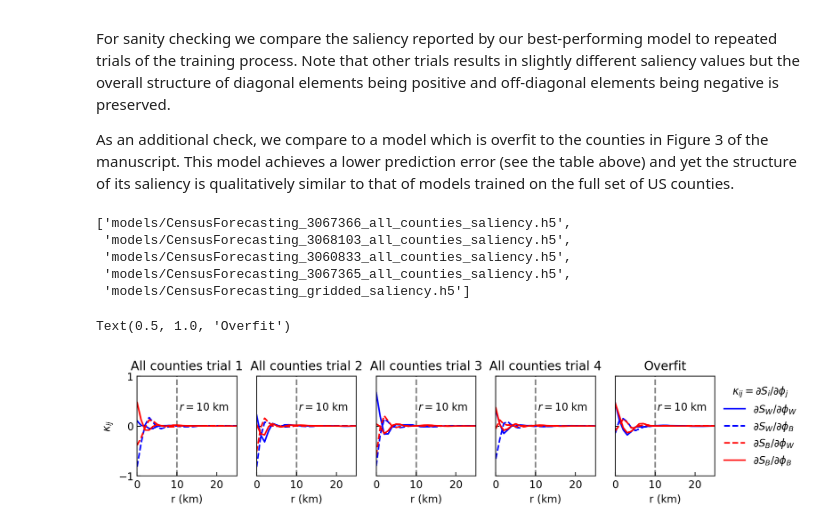
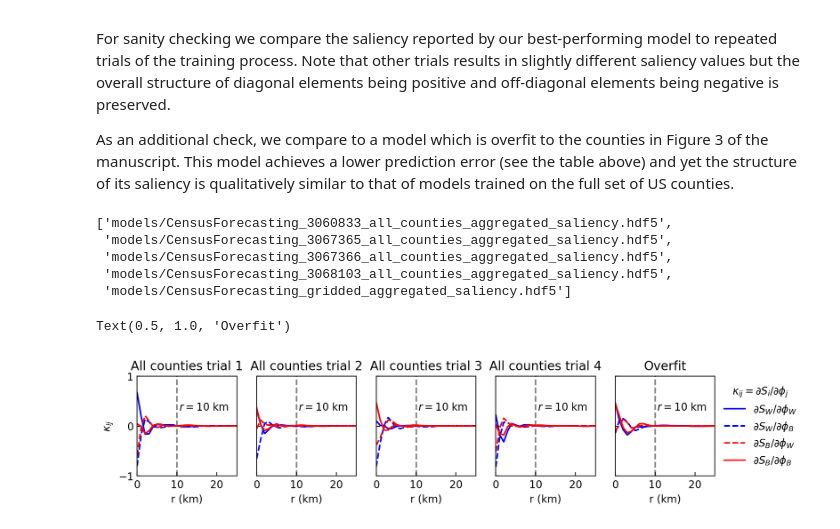
Before and after one commit to jcolen/sociohydro, a Jupyter notebook: census_gridded/CensusSaliency.ipynb, the cells around one changed output. Saved outputs shown, nothing was run; the diff lists cells and outputs as text; code cells hidden in the pictures.

```diff
--- a/census_gridded/CensusSaliency.ipynb
+++ b/census_gridded/CensusSaliency.ipynb
@@ -58,7 +58,7 @@ G_s, X_s, Y_s = [], [], []
 
 model = 'CensusForecasting_3060833_all_counties' # Best performing model trained on all counties
 
-with h5py.File(f'models/{model}_saliency.h5', 'r') as h5f:
+with h5py.File(f'models/{model}_aggregated_saliency.hdf5', 'r') as h5f:
     print(h5f.keys())
     for county in h5f.keys():
         print(county)
@@ -157,7 +157,7 @@ from scipy.interpolate import RectBivariateSpline
 import glob
 from pprint import pprint
 
-models = glob.glob('models/CensusForecasting_*_saliency.h5')
+models = sorted(glob.glob('models/CensusForecasting_*_aggregated_saliency.hdf5'))
 pprint(models)
 
 fig, ax = plt.subplots(1, len(models),
@@ -190,36 +190,36 @@ for mm, model in enumerate(models):
 
     for i in range(4):
         r, gr = get_Gr(G_s, i, x, y)
         ax[mm].plot(r, gr, color=colors[i], linestyle=linestyles[i], label=labels[i])
 
     ax[mm].set_xlabel('r (km)')
     ax[mm].set(
         xlim=[0, 25],
         ylim=[-1, 1],
         xticks=[0, 10, 20],
         yticks=[-1, 0, 1]
     )
     ax[mm].set_aspect(np.ptp(ax[mm].get_xlim()) / np.ptp(ax[mm].get_ylim()))
 
     r0 = 10
     ax[mm].axvline(r0, linestyle='--', zorder=-1, color='grey')
     ax[mm].text(r0+0.5, 0.48, f'$r={r0}$ km', va='top', ha='left',
                 transform=ax[mm].transData)
     ax[mm].tick_params(which='both', direction='in')
 
 ax[-1].legend(framealpha=0, loc='center left', bbox_to_anchor=[1, 0.5], title='$\\kappa_{ij} = \\partial S_i / \\partial \\phi_j$')
 ax[0].set_ylabel('$\\kappa_{ij}$')
 
 ax[0].set_title('All counties trial 1')
 ax[1].set_title('All counties trial 2')
 ax[2].set_title('All counties trial 3')
 ax[3].set_title('All counties trial 4')
 ax[4].set_title('Overfit')
 # %% [output]
-['models/CensusForecasting_3067366_all_counties_saliency.h5',
- 'models/CensusForecasting_3068103_all_counties_saliency.h5',
- 'models/CensusForecasting_3060833_all_counties_saliency.h5',
- 'models/CensusForecasting_3067365_all_counties_saliency.h5',
- 'models/CensusForecasting_gridded_saliency.h5']
+['models/CensusForecasting_3060833_all_counties_aggregated_saliency.hdf5',
+ 'models/CensusForecasting_3067365_all_counties_aggregated_saliency.hdf5',
+ 'models/CensusForecasting_3067366_all_counties_aggregated_saliency.hdf5',
+ 'models/CensusForecasting_3068103_all_counties_aggregated_saliency.hdf5',
+ 'models/CensusForecasting_gridded_aggregated_saliency.hdf5']
 Text(0.5, 1.0, 'Overfit')
-[figure, old version]
+[figure, new version]
```
Also changed, not shown: parts of 1 cell of this notebook, 5 other files.
